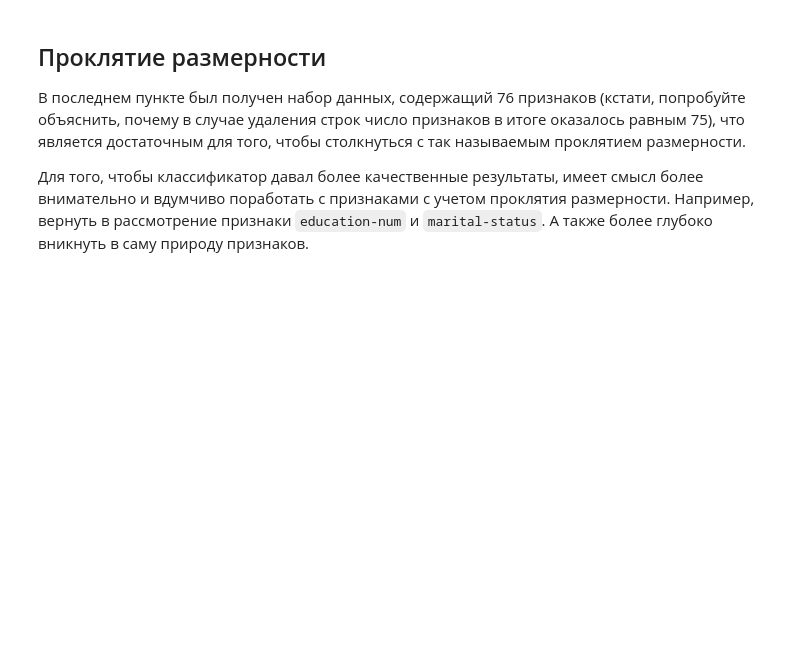
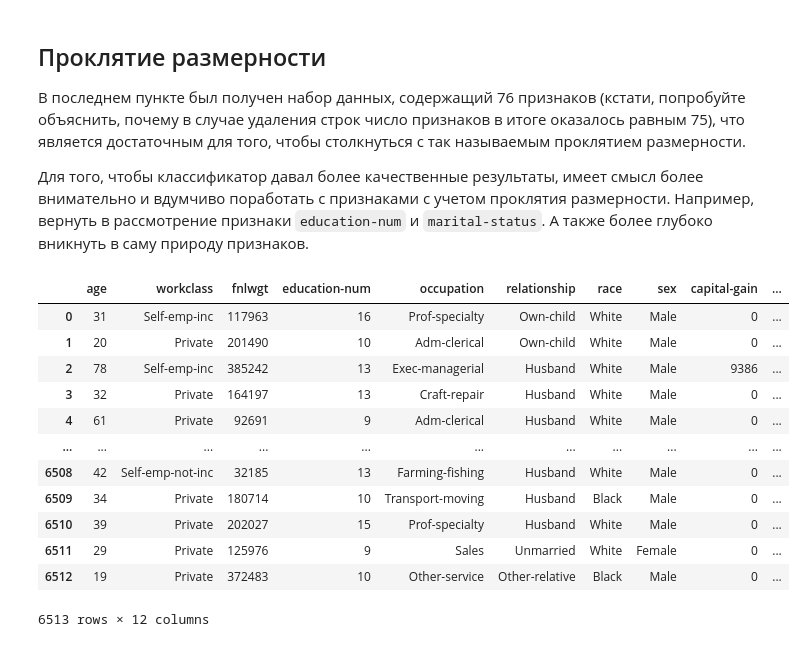
Before and after one commit to EugenePWN/Education, a Jupyter notebook: ML/course_adult_data.ipynb, the cells around one changed output. Cells and saved outputs as stored; diff of their text form; code cells hidden in the pictures; blank space fills up the shorter version.

Commit message:
adultReserve

```diff
--- a/ML/course_adult_data.ipynb
+++ b/ML/course_adult_data.ipynb
@@ -338,3 +368,25 @@ f1_score(y_test, y_pred)
 В последнем пункте был получен набор данных, содержащий 76 признаков (кстати, попробуйте объяснить, почему в случае удаления строк число признаков в итоге оказалось равным 75), что является достаточным для того, чтобы столкнуться с так называемым проклятием размерности.
 
 Для того, чтобы классификатор давал более качественные результаты, имеет смысл более внимательно и вдумчиво поработать с признаками с учетом проклятия размерности. Например, вернуть в рассмотрение признаки <code>education-num</code> и <code>marital-status</code>. А также более глубоко вникнуть в саму природу признаков.
+# %%
+data_train = data
+data = pd.read_csv('../ML/datasets/adult_data_reserved.csv')
+data = data.drop(['education', 'marital-status'], axis=1)
+# %%
+for i in data:
+	data.loc[(data[i] == '?'), i] = data[i].value_counts().index.tolist()[0]
+data
+# %% [output]
+|  | age | workclass | fnlwgt | education-num | occupation | relationship | race | sex | capital-gain | ... |
+| 0 | 31 | Self-emp-inc | 117963 | 16 | Prof-specialty | Own-child | White | Male | 0 | ... |
+| 1 | 20 | Private | 201490 | 10 | Adm-clerical | Own-child | White | Male | 0 | ... |
+| 2 | 78 | Self-emp-inc | 385242 | 13 | Exec-managerial | Husband | White | Male | 9386 | ... |
+| 3 | 32 | Private | 164197 | 13 | Craft-repair | Husband | White | Male | 0 | ... |
+| 4 | 61 | Private | 92691 | 9 | Adm-clerical | Husband | White | Male | 0 | ... |
+| ... | ... | ... | ... | ... | ... | ... | ... | ... | ... | ... |
+| 6508 | 42 | Self-emp-not-inc | 32185 | 13 | Farming-fishing | Husband | White | Male | 0 | ... |
+| 6509 | 34 | Private | 180714 | 10 | Transport-moving | Husband | Black | Male | 0 | ... |
+| 6510 | 39 | Private | 202027 | 15 | Prof-specialty | Husband | White | Male | 0 | ... |
+| 6511 | 29 | Private | 125976 | 9 | Sales | Unmarried | White | Female | 0 | ... |
+| 6512 | 19 | Private | 372483 | 10 | Other-service | Other-relative | Black | Male | 0 | ... |
+6513 rows × 12 columns
```
Also changed, not shown: parts of 12 cells of this notebook, 3 other files.
